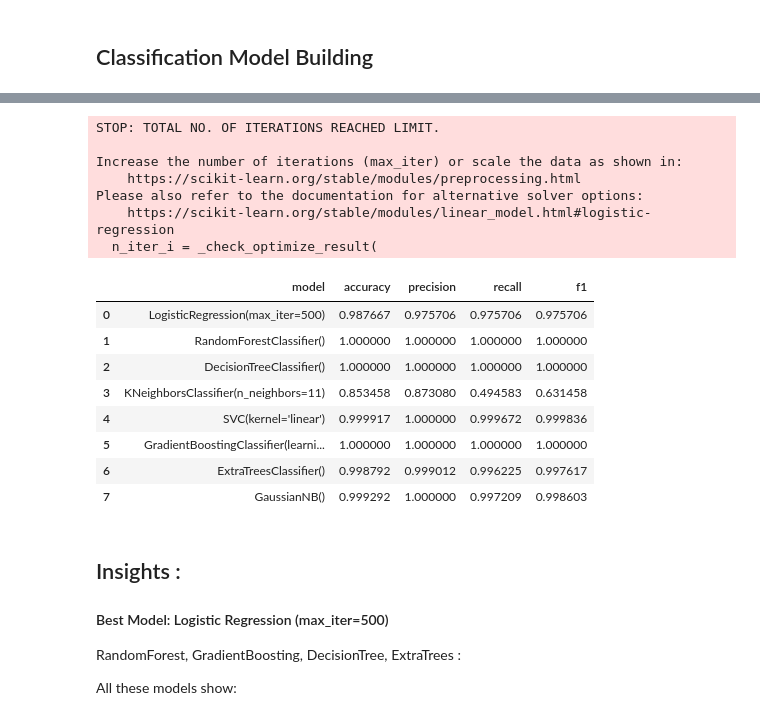
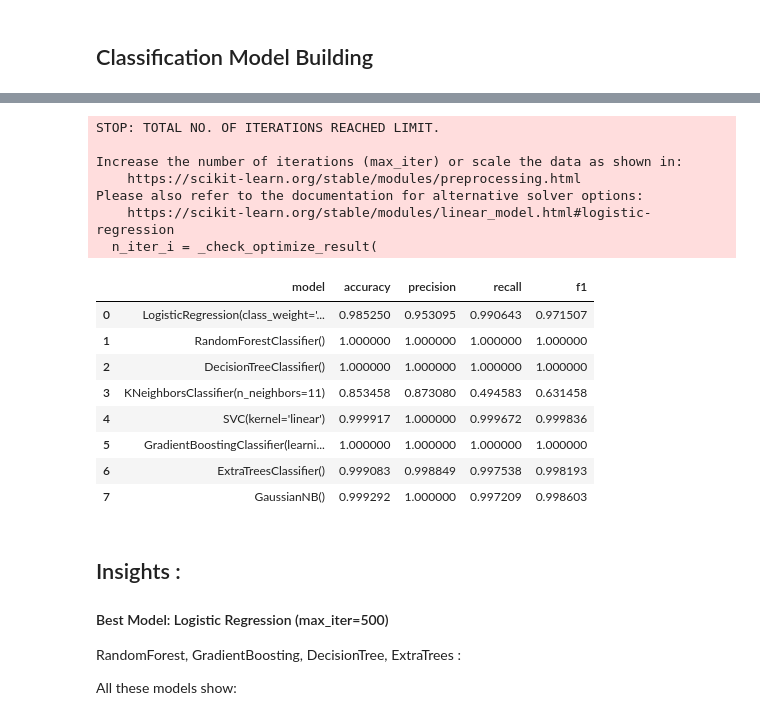
Before and after one commit to Alexander789400/AI-driven-Circular-Economy-Tracker, a Jupyter notebook: Circular_Economy.ipynb, the cells around one changed output, grey strips where cells are left out. Saved outputs shown, nothing was run; the diff lists cells and outputs as text; code cells hidden in the pictures.

```diff
--- a/Circular_Economy.ipynb
+++ b/Circular_Economy.ipynb
@@ -986,5 +986,5 @@ Shape of the Testing  Target : (36000,)
 # %%
-clas_models={"lr":LogisticRegression(max_iter=500),
+clas_models={"lr":LogisticRegression(max_iter=500,class_weight="balanced"),
              "rfc":RandomForestClassifier(),
              "dtc":DecisionTreeClassifier(),
              "knn":KNeighborsClassifier(n_neighbors=11),
@@ -1002,40 +1002,40 @@ for model_name,model in clas_models.items():
     model.fit(x_train,y_train_clf)
     model_pred=model.predict(x_test)
     # print(model_pred)
     # calcualate metrics
     accuracy=accuracy_score(y_test_clf,model_pred)
     precision=precision_score(y_test_clf,model_pred)
     recall=recall_score(y_test_clf,model_pred)
     f1=f1_score(y_test_clf,model_pred)
 
     # store result in dictionary
     results["model"].append(model)
     results["accuracy"].append(accuracy)
     results["precision"].append(precision)
     results["recall"].append(recall)
     results["f1"].append(f1)
 
     # convert resulyts to dataframe
 results_df=pd.DataFrame(results)
 
  #Display the results in a table
 results_df.style.background_gradient('Reds')
 # %% [output]
 STOP: TOTAL NO. OF ITERATIONS REACHED LIMIT.
 
 Increase the number of iterations (max_iter) or scale the data as shown in:
     https://scikit-learn.org/stable/modules/preprocessing.html
 Please also refer to the documentation for alternative solver options:
     https://scikit-learn.org/stable/modules/linear_model.html#logistic-regression
   n_iter_i = _check_optimize_result(
 |  | model | accuracy | precision | recall | f1 |
-| 0 | LogisticRegression(max_iter=500) | 0.987667 | 0.975706 | 0.975706 | 0.975706 |
+| 0 | LogisticRegression(class_weight='... | 0.985250 | 0.953095 | 0.990643 | 0.971507 |
 | 1 | RandomForestClassifier() | 1.000000 | 1.000000 | 1.000000 | 1.000000 |
 | 2 | DecisionTreeClassifier() | 1.000000 | 1.000000 | 1.000000 | 1.000000 |
 | 3 | KNeighborsClassifier(n_neighbors=11) | 0.853458 | 0.873080 | 0.494583 | 0.631458 |
 | 4 | SVC(kernel='linear') | 0.999917 | 1.000000 | 0.999672 | 0.999836 |
 | 5 | GradientBoostingClassifier(learni... | 1.000000 | 1.000000 | 1.000000 | 1.000000 |
-| 6 | ExtraTreesClassifier() | 0.998792 | 0.999012 | 0.996225 | 0.997617 |
+| 6 | ExtraTreesClassifier() | 0.999083 | 0.998849 | 0.997538 | 0.998193 |
 | 7 | GaussianNB() | 0.999292 | 1.000000 | 0.997209 | 0.998603 |
 # %% [markdown]
 ## Insights :
```
Also changed, not shown: parts of 3 cells of this notebook, 3 other files.
